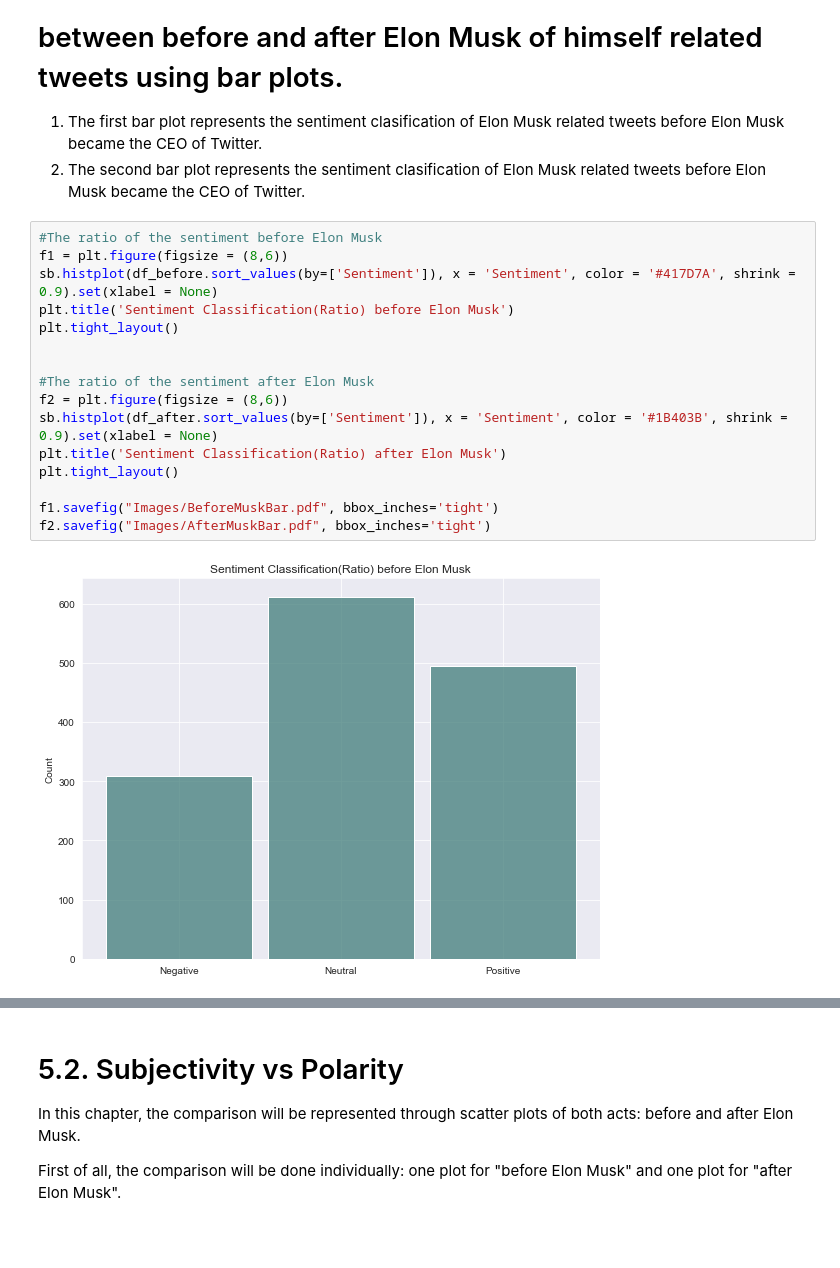
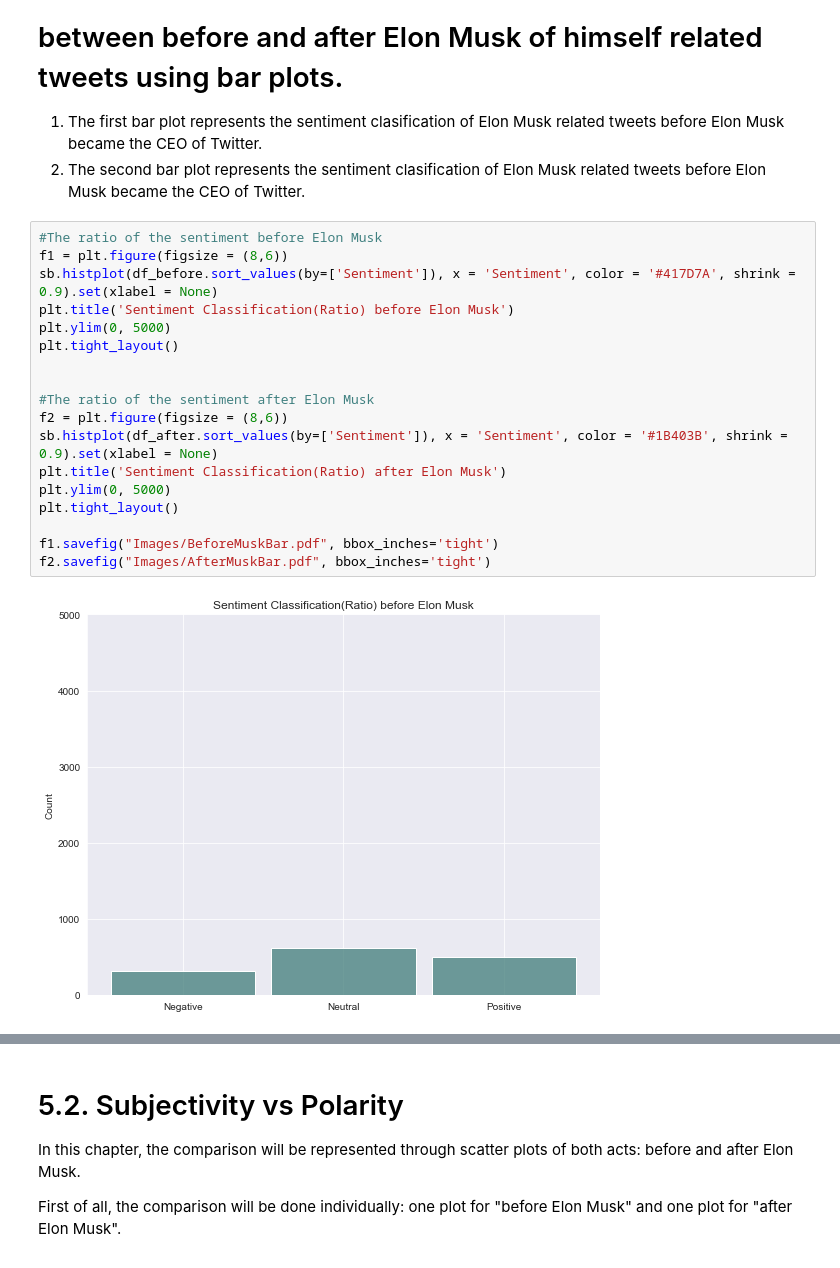
Before and after one commit to bobobo199733/the-social-web, a Jupyter notebook: Project/Elon_Musk.ipynb, the cells around one changed output, grey strips where cells are left out. Cells and saved outputs as stored; diff of their text form.

```diff
--- a/Project/Elon_Musk.ipynb
+++ b/Project/Elon_Musk.ipynb
@@ -158,18 +186,20 @@ df_after.head(100)
 # %%
 #The ratio of the sentiment before Elon Musk
 f1 = plt.figure(figsize = (8,6))
 sb.histplot(df_before.sort_values(by=['Sentiment']), x = 'Sentiment', color = '#417D7A', shrink = 0.9).set(xlabel = None)
 plt.title('Sentiment Classification(Ratio) before Elon Musk')
+plt.ylim(0, 5000)
 plt.tight_layout()
 
 
 #The ratio of the sentiment after Elon Musk
 f2 = plt.figure(figsize = (8,6))
 sb.histplot(df_after.sort_values(by=['Sentiment']), x = 'Sentiment', color = '#1B403B', shrink = 0.9).set(xlabel = None)
 plt.title('Sentiment Classification(Ratio) after Elon Musk')
+plt.ylim(0, 5000)
 plt.tight_layout()
 
 f1.savefig("Images/BeforeMuskBar.pdf", bbox_inches='tight')
 f2.savefig("Images/AfterMuskBar.pdf", bbox_inches='tight')
 # %% [output]
-[figure, old version]
+[figure, new version]
```
Also changed, not shown: parts of 5 cells of this notebook, 9 other files.
